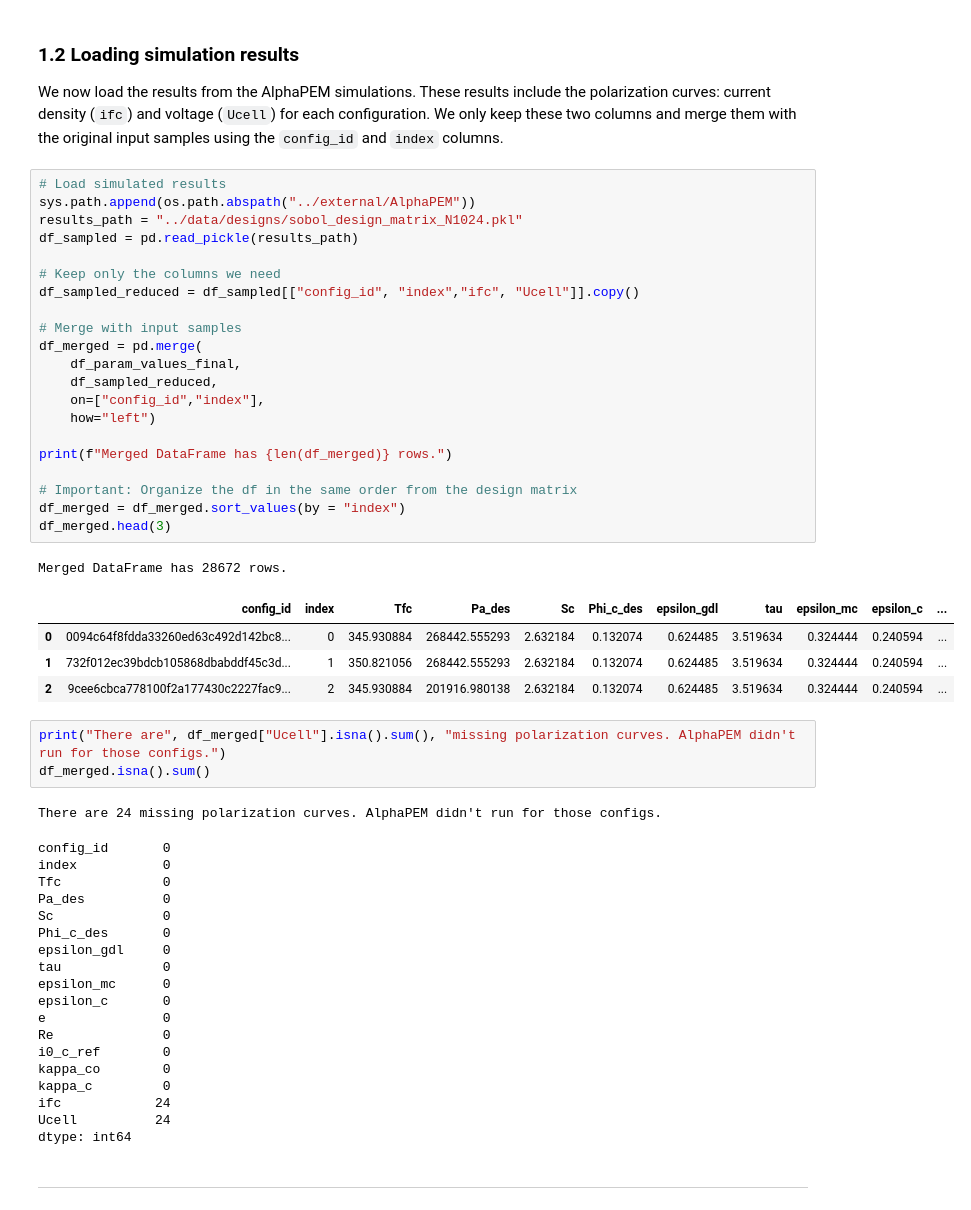
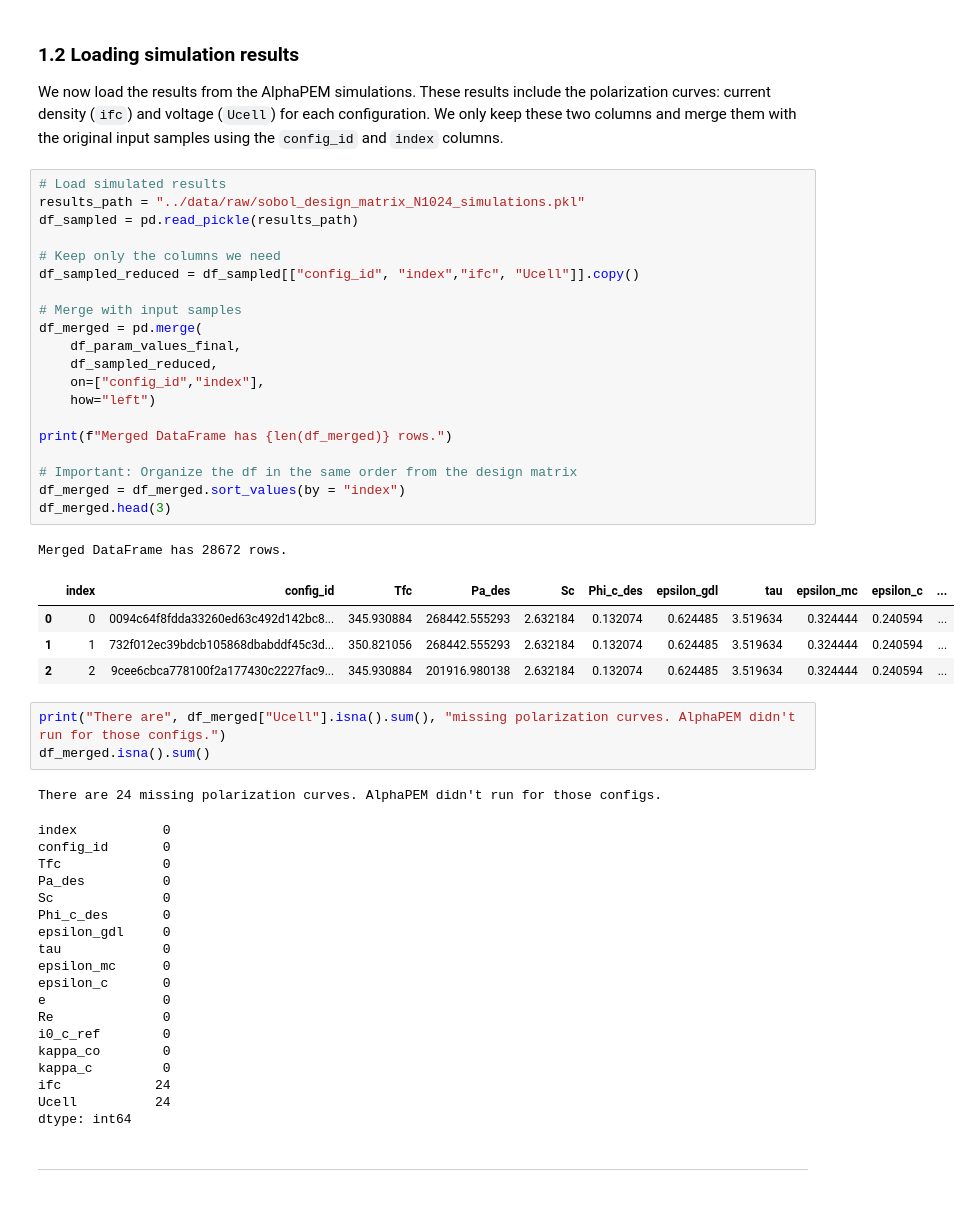
Before and after one commit to nathaly-vergel/Official-Sensitivity-Analysis-and-Surrogate-Modeling-of-PEM-Fuel-Cells, a Jupyter notebook: notebooks/03_sobol_analysis_AlphaPEM.ipynb, the cells around one changed output. Saved outputs shown, nothing was run; the diff lists cells and outputs as text.

Commit message:
Updated the script to use the new data source (sobol_design_matrix_N1024_simulations)

```diff
--- a/notebooks/03_sobol_analysis_AlphaPEM.ipynb
+++ b/notebooks/03_sobol_analysis_AlphaPEM.ipynb
@@ -130,38 +132,37 @@ df5_sampled.head(3)
 We now load the results from the AlphaPEM simulations. These results include the polarization curves: current density (`ifc`) and voltage (`Ucell`) for each configuration. We only keep these two columns and merge them with the original input samples using the `config_id` and `index` columns.
 # %%
 # Load simulated results
-sys.path.append(os.path.abspath("../external/AlphaPEM"))
-results_path = "../data/designs/sobol_design_matrix_N1024.pkl"
+results_path = "../data/raw/sobol_design_matrix_N1024_simulations.pkl"
 df_sampled = pd.read_pickle(results_path)
 
 # Keep only the columns we need
 df_sampled_reduced = df_sampled[["config_id", "index","ifc", "Ucell"]].copy()
 
 # Merge with input samples
 df_merged = pd.merge(
     df_param_values_final,
     df_sampled_reduced,
     on=["config_id","index"],
     how="left")
 
 print(f"Merged DataFrame has {len(df_merged)} rows.")
 
 # Important: Organize the df in the same order from the design matrix
 df_merged = df_merged.sort_values(by = "index")
 df_merged.head(3)
 # %% [output]
 Merged DataFrame has 28672 rows.
-|  | config_id | index | Tfc | Pa_des | Sc | Phi_c_des | epsilon_gdl | tau | epsilon_mc | epsilon_c | ... |
-| 0 | 0094c64f8fdda33260ed63c492d142bc8... | 0 | 345.930884 | 268442.555293 | 2.632184 | 0.132074 | 0.624485 | 3.519634 | 0.324444 | 0.240594 | ... |
-| 1 | 732f012ec39bdcb105868dbabddf45c3d... | 1 | 350.821056 | 268442.555293 | 2.632184 | 0.132074 | 0.624485 | 3.519634 | 0.324444 | 0.240594 | ... |
-| 2 | 9cee6cbca778100f2a177430c2227fac9... | 2 | 345.930884 | 201916.980138 | 2.632184 | 0.132074 | 0.624485 | 3.519634 | 0.324444 | 0.240594 | ... |
+|  | index | config_id | Tfc | Pa_des | Sc | Phi_c_des | epsilon_gdl | tau | epsilon_mc | epsilon_c | ... |
+| 0 | 0 | 0094c64f8fdda33260ed63c492d142bc8... | 345.930884 | 268442.555293 | 2.632184 | 0.132074 | 0.624485 | 3.519634 | 0.324444 | 0.240594 | ... |
+| 1 | 1 | 732f012ec39bdcb105868dbabddf45c3d... | 350.821056 | 268442.555293 | 2.632184 | 0.132074 | 0.624485 | 3.519634 | 0.324444 | 0.240594 | ... |
+| 2 | 2 | 9cee6cbca778100f2a177430c2227fac9... | 345.930884 | 201916.980138 | 2.632184 | 0.132074 | 0.624485 | 3.519634 | 0.324444 | 0.240594 | ... |
 # %%
 print("There are", df_merged["Ucell"].isna().sum(), "missing polarization curves. AlphaPEM didn't run for those configs.")
 df_merged.isna().sum()
 # %% [output]
 There are 24 missing polarization curves. AlphaPEM didn't run for those configs.
+index           0
 config_id       0
-index           0
 Tfc             0
 Pa_des          0
 Sc              0
```
Also changed, not shown: parts of 3 cells of this notebook.
